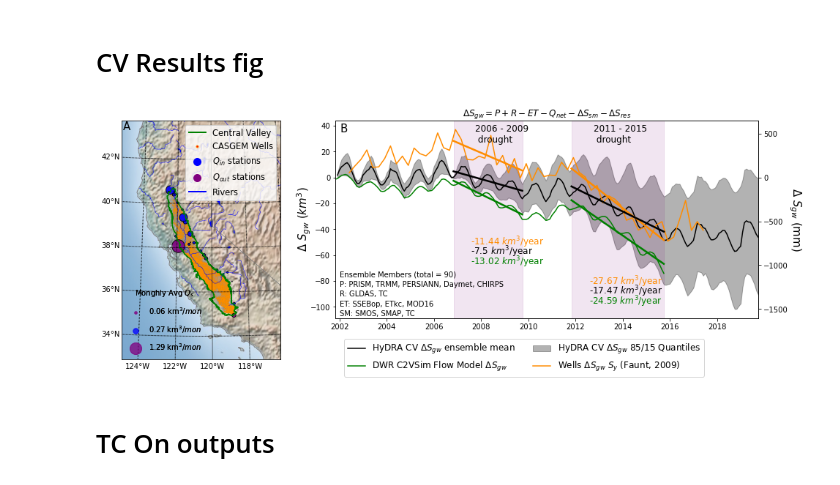
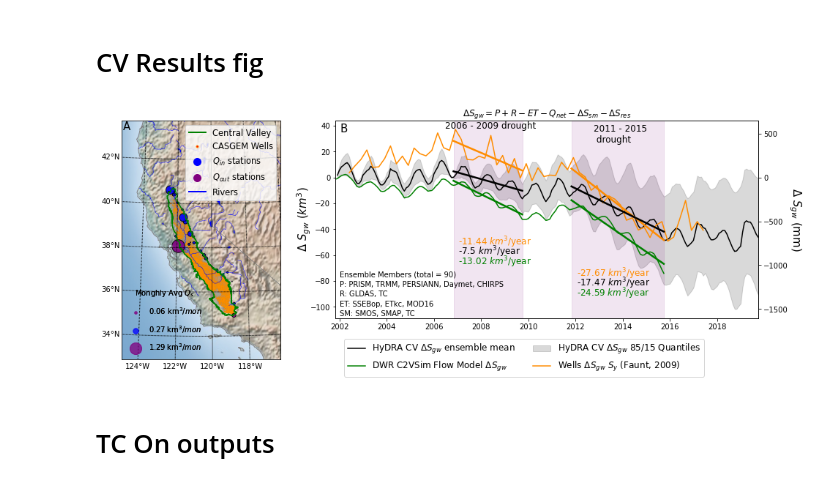
Before and after one commit to kashingtonDC/HyDRA, a Jupyter notebook: code/04a_Figures_Revised.ipynb, the cells around one changed output. Saved outputs shown, nothing was run; the diff lists cells and outputs as text; code cells hidden in the pictures.

```diff
--- a/code/04a_Figures_Revised.ipynb
+++ b/code/04a_Figures_Revised.ipynb
@@ -1373,7 +1373,7 @@ p75 = np.nanquantile(np.vstack(dsens),0.85, axis =0)
 ax3.set_ylim([np.nanmin(p25),np.nanmax(p75)])
 
 ax2.plot(dsens[0].index,np.nanmean(np.vstack(dsens), axis = 0), color="black", linewidth = 1.5, label = "HyDRA CV $\Delta S_{gw}$ ensemble mean")
-ax2.fill_between(dsens[0].index, p25,p75, color = 'black', alpha = 0.3, label = "HyDRA CV $\Delta S_{gw}$ 85/15 Quantiles")
+ax2.fill_between(dsens[0].index, p25,p75, color = 'black', alpha = 0.15, label = "HyDRA CV $\Delta S_{gw}$ 85/15 Quantiles")
 ax2.plot(wells.index, wells['wells_ds_km3'], color="darkorange", linewidth = 1.5,label = "Wells $\Delta S_{gw}$ $S_{y}$ (Faunt, 2009)")
 ax2.plot(wbdf['c2vsim_ds'][323:].index, wbdf['c2vsim_ds'][323:], color="green", linewidth = 1.5,label = "DWR C2VSim Flow Model $\Delta S_{gw}$ ")
 
@@ -1394,23 +1394,23 @@ ax2.axvspan(d2t['GRACE'].index[0], d2t['GRACE'].index[-1], alpha=0.051, color='p
 
 # Annotate slope of trendlines
 # Drought 1
-ax2.annotate("2006 - 2009 \n drought", xy=(0.33, 0.89),
+ax2.annotate("2006 - 2009 drought", xy=(0.26, 0.96),
              color = 'black',xycoords="axes fraction", size = 12)
-ax2.annotate("{} $km^3$/year".format(d1s['C2VSim']),xy=(0.32, 0.27),
+ax2.annotate("{} $km^3$/year".format(d1s['C2VSim']),xy=(0.29, 0.27),
              color = 'green',xycoords="axes fraction", size = 12)
-ax2.annotate("{} $km^3$/year".format(d1s['HyDRAcv']),xy=(0.32, 0.32),
+ax2.annotate("{} $km^3$/year".format(d1s['HyDRAcv']),xy=(0.29, 0.32),
              color = "black", xycoords="axes fraction", size = 12)
-ax2.annotate("{} $km^3$/year".format(d1s['Wells']),xy=(0.32, 0.37),
+ax2.annotate("{} $km^3$/year".format(d1s['Wells']),xy=(0.29, 0.37),
              color = "darkorange", xycoords="axes fraction", size = 12)
 
 # Drought 2
 ax2.annotate("2011 - 2015 \n drought", xy=(0.61, 0.89),
              color = 'black',xycoords="axes fraction", size = 12)
-ax2.annotate("{} $km^3$/year".format(d2s['C2VSim']),xy=(0.6, 0.07),
+ax2.annotate("{} $km^3$/year".format(d2s['C2VSim']),xy=(0.57, 0.11),
              color = 'green',xycoords="axes fraction", size = 12)
-ax2.annotate("{} $km^3$/year".format(d2s['HyDRAcv']),xy=(0.6, 0.12),
+ax2.annotate("{} $km^3$/year".format(d2s['HyDRAcv']),xy=(0.57, 0.16),
              color = "black", xycoords="axes fraction", size = 12)
-ax2.annotate("{} $km^3$/year".format(d2s['Wells']),xy=(0.6, 0.17),
+ax2.annotate("{} $km^3$/year".format(d2s['Wells']),xy=(0.57, 0.21),
              color = "darkorange", xycoords="axes fraction", size = 12)
 
 # Set titles, ax limits, legends
@@ -1420,34 +1420,34 @@ ax2.set_ylabel('$\Delta$ $S_{gw}$ ($km^3$)', size = 15, labelpad= -3.)
 ax2.annotate("B", xy=(0.01, 0.94), color = 'black',xycoords="axes fraction", size = 15)
 # Specify the order of labels in legend
 handles, labels = plt.gca().get_legend_handles_labels()
 order = [0,2,3,1]
 ax2.legend([handles[idx] for idx in order],[labels[idx] for idx in order],loc='lower left', ncol = 2, bbox_to_anchor=(0.01, -0.32),
                fancybox=True,  prop={'size': 12})
 
 # Twinx for mm axes
 ax3 = ax2.twinx()
 p25 = np.nanquantile(np.vstack(dsens)/ 55000 * 1e6,0.15, axis =0)
 p75 = np.nanquantile(np.vstack(dsens)/ 55000 * 1e6,0.85, axis =0)
 ax3.plot(dsens[0].index,np.nanmean(np.vstack(dsens) / 155000 * 1e6, axis = 0), alpha = 0)
 ax3.fill_between(dsens[0].index, p25,p75, alpha = 0)
 
 ax3.set_xlim(dsens[0].index[0],dsens[0].index[-1])
 ax3.set_ylabel('$\Delta$ $S_{gw}$ (mm)', size = 15, labelpad= 20, rotation = 270)
 ax3.set_ylim([np.nanmin(p25),np.nanmax(p75)])
 
 ax3.annotate("Ensemble Members (total = {})".format(str(len(combolist))), xy=(0.01, 0.21), xycoords='axes fraction')
 ax3.annotate("P: " + ", ".join(plist), xy=(0.01,0.16), xycoords='axes fraction')
 ax3.annotate("R: " + ", ".join(rlist), xy=(0.01,0.11), xycoords='axes fraction')
 ax3.annotate("ET: " + ", ".join(etlist), xy=(0.01, 0.06), xycoords='axes fraction')
 ax3.annotate("SM: " + ", ".join(smlist), xy=(0.01, 0.01), xycoords='axes fraction')
 
 G.update(wspace=0.2, hspace=0.3) # set the spacing between axes.
 
 align_yaxis(ax2, 0, ax3, 0)
 plt.tight_layout()
 plt.show()
 # %% [output]
-[figure, old version]
+[figure, new version]
 # %% [markdown]
 # TC On outputs
 # %%
```
Also changed, not shown: parts of 5 cells of this notebook.
